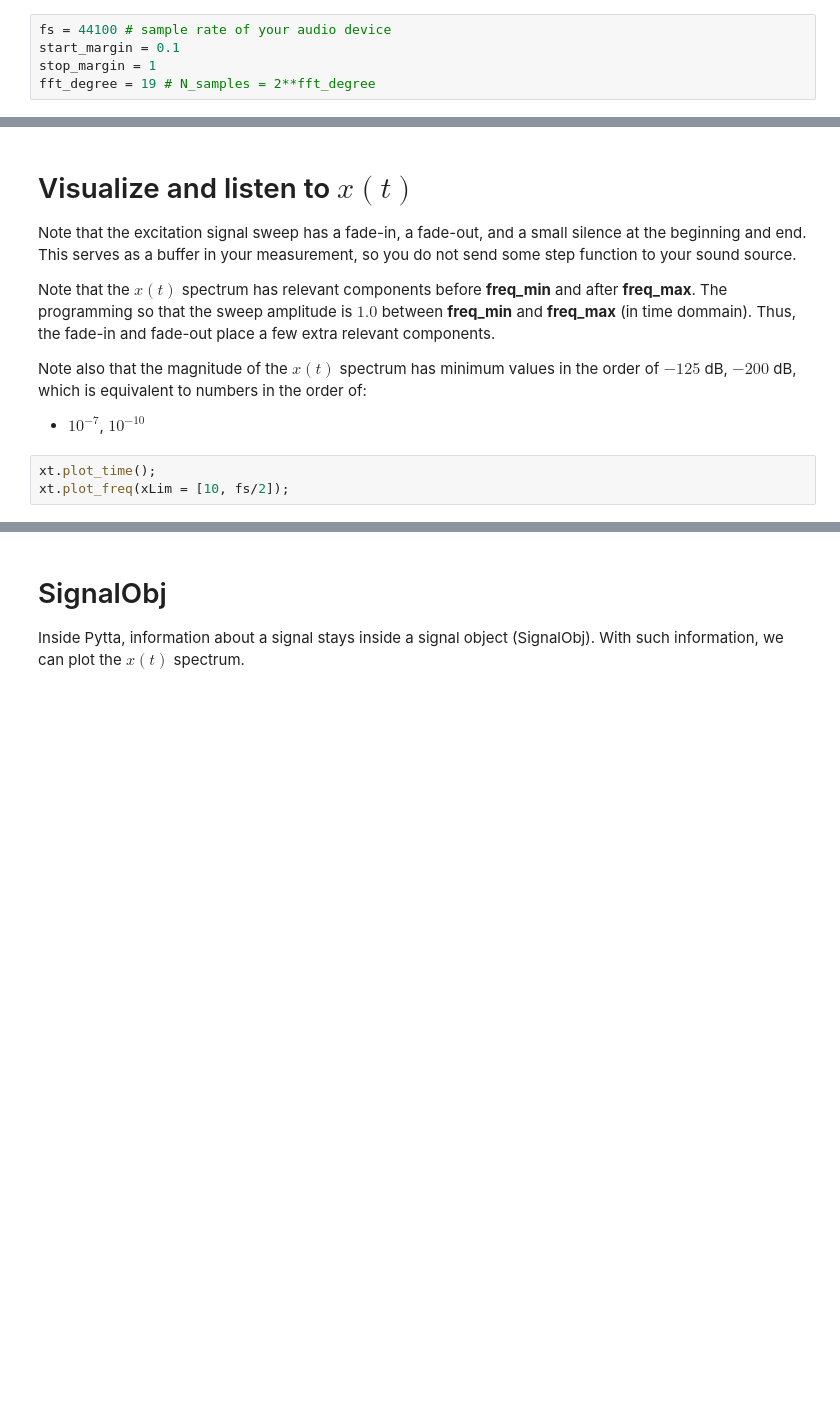
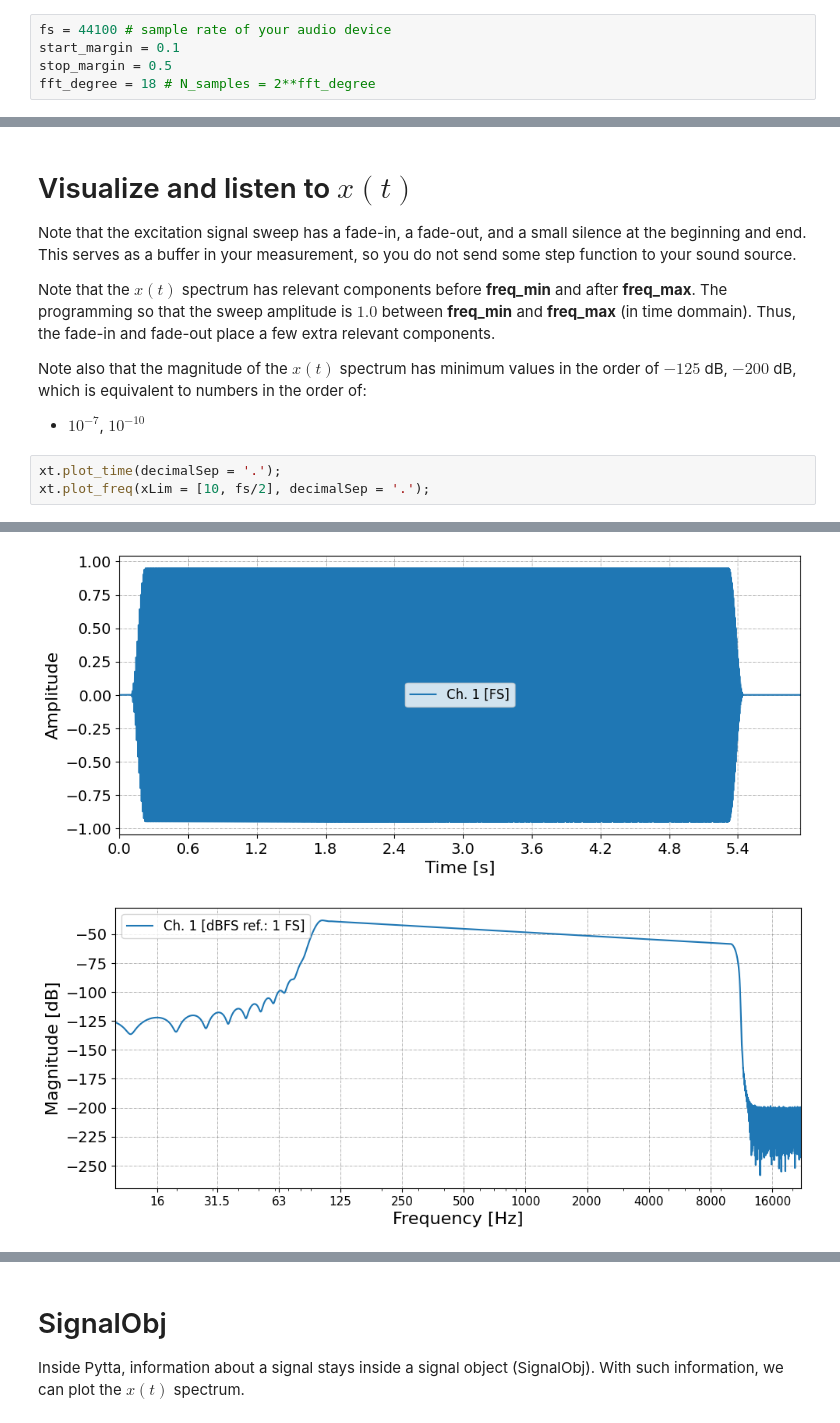
Before and after one commit to eric-brandao/PyTTa, a Jupyter notebook: examples/RoomIR_notebook_demo.ipynb, the cells around one changed output, grey strips where cells are left out. Cells and saved outputs as stored; diff of their text form; blank space fills up the shorter version.

```diff
--- a/examples/RoomIR_notebook_demo.ipynb
+++ b/examples/RoomIR_notebook_demo.ipynb
@@ -56,8 +57,8 @@ We need to define some basic properties:
 # %%
 fs = 44100 # sample rate of your audio device
 start_margin = 0.1
-stop_margin = 1
-fft_degree = 19 # N_samples = 2**fft_degree
+stop_margin = 0.5
+fft_degree = 18 # N_samples = 2**fft_degree
 # %% [markdown]
 # Excitation signal - Sweep
 
@@ -82,6 +83,6 @@ Note also that the magnitude of the $x(t)$ spectrum has minimum values in the or
 
 - $10^{-7}$, $10^{-10}$
 # %%
-xt.plot_time();
-xt.plot_freq(xLim = [10, fs/2]);
+xt.plot_time(decimalSep = '.');
+xt.plot_freq(xLim = [10, fs/2], decimalSep = '.');
 # %% [output]
@@ -91,0 +89,2 @@ xt.plot_freq(xLim = [10, fs/2]);
+[figure, added]
+[figure, added]
```
Also changed, not shown: parts of 26 cells of this notebook, 5 other files.
